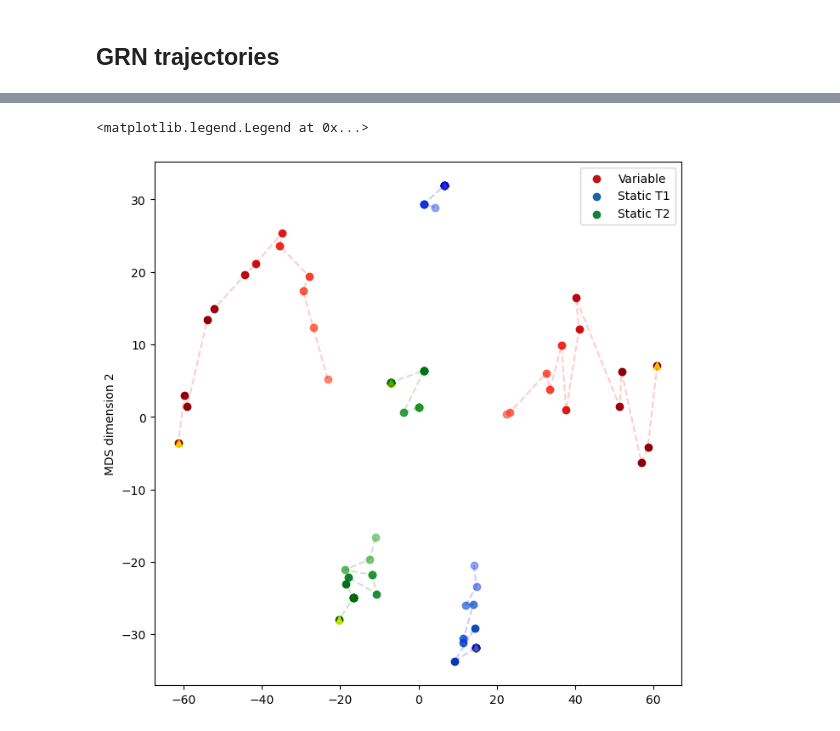
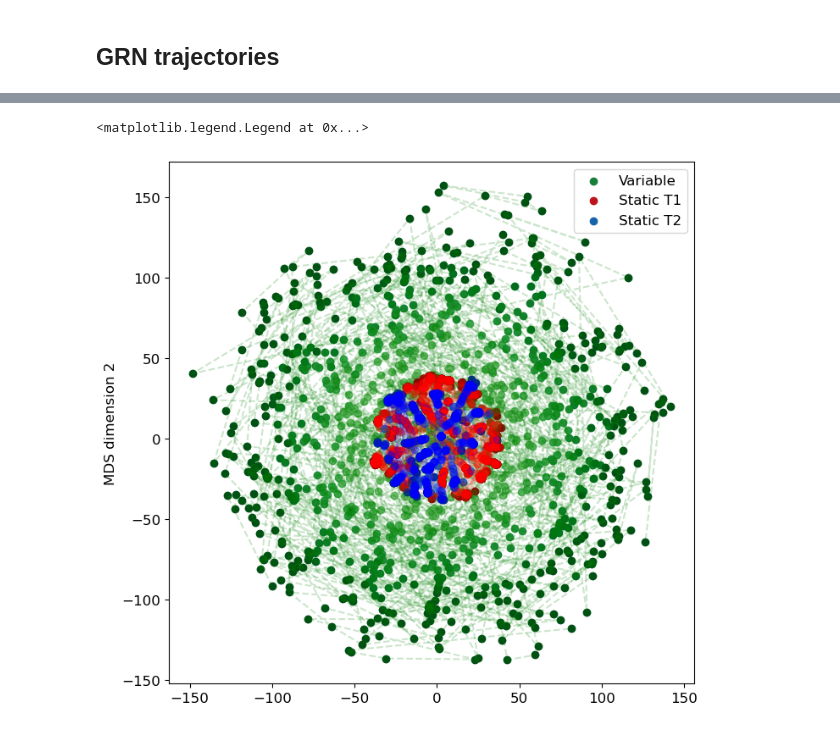
Before and after one commit to Cpetak/CA_GRN2, a Jupyter notebook: variable_grnweights.ipynb, the cells around one changed output, grey strips where cells are left out. Saved outputs shown, nothing was run; the diff lists cells and outputs as text; code cells hidden in the pictures.

```diff
--- a/variable_grnweights.ipynb
+++ b/variable_grnweights.ipynb
@@ -74,7 +74,7 @@ fig, axs = plt.subplots(6, 4, figsize=(6, 8), sharex=True, sharey=True)
 
 plt.rcParams.update({"font.size": 12})
 
-rep_id=0
+rep_id=8 #8 for 94, 2 for 102
 
 for i in range(6):#looping through seeds
     helper.imshow_ca(all_targs[i], ax=axs[i,0])
@@ -99,17 +99,17 @@ Text(0, 0.5, 'Unseen')
 # %%
-fig, axs = plt.subplots(ncols=5, nrows = 1, figsize=(12, 4))
+fig, axs = plt.subplots(ncols=15, nrows = 1, figsize=(12, 4))
 for i,g in enumerate(varied_genos):
     im = helper.imshow_ca(g, ax=axs[i])
     if i == len(varied_genos)-1:
         fig.colorbar(im, ax=axs[-1])
 
-fig, axs = plt.subplots(ncols=5, nrows = 1, figsize=(12, 4))
+fig, axs = plt.subplots(ncols=15, nrows = 1, figsize=(12, 4))
 for i,g in enumerate(env1_genos):
     im = helper.imshow_ca(g, ax=axs[i])
     if i == len(env1_genos)-1:
         fig.colorbar(im, ax=axs[-1])
 
-fig, axs = plt.subplots(ncols=5, nrows = 1, figsize=(12, 4))
+fig, axs = plt.subplots(ncols=15, nrows = 1, figsize=(12, 4))
 for i,g in enumerate(env2_genos):
     im = helper.imshow_ca(g, ax=axs[i])
     if i == len(env2_genos)-1:
@@ -136,24 +136,25 @@ plt.legend()
 # %%
 # Load all GRNs, not just last
 
-root="results_testing_saving/"
+root="~/scratch/detailed_save/"
 
 # Load GRN
 
 # Parameters
-rule = 30
+rule = 102
 grn_size = 22
 num_cells = 22
 dev_steps = 22
 geneid = 1 #which gene was used to get fitness
 seed_ints = ["69904-149796","69904","149796"]
-season_lens=[300,20_000,20_000]
+season_lens=[300,100_000,100_000]
+folders = ["variable","static","static"]
 rules = [f"{rule}-{rule}", rule, rule]
-num_repeats = 2
+num_repeats = 15
 
 all_grns = []
 for g in range(len(season_lens)):
-    grns=[np.loadtxt(os.path.expanduser(root+f"stats_{season_lens[g]}_{rules[g]}_{seed_ints[g]}_{i+1}_best_grn.txt")) for i in range(num_repeats)]
+    grns=[np.loadtxt(os.path.expanduser(root+f"{folders[g]}/stats_{season_lens[g]}_{rules[g]}_{seed_ints[g]}_{i+1}_best_grn.txt")) for i in range(num_repeats)]
     grns = np.array(grns)
     num_grns = int(grns.shape[1]/(grn_size+2)/grn_size)
     grns = grns.reshape(num_repeats,num_grns,grn_size+2,grn_size) #repeats, gens, weights1, weights2
@@ -296,33 +300,35 @@ x=np.arange(temp_space.shape[1])
+# %%
+y1,y2 = pickle.load(open("2d_30.p", "rb"))
 # %%
 fig, ax = plt.subplots(figsize=(8,8))
 
 s1=np.reshape(y1,(3,num_repeats,temp_space.shape[1]))
 s2=np.reshape(y2,(3,num_repeats,temp_space.shape[1]))
 
-cmaps=["Reds", "Blues", "Greens"]
-cs=["red","blue","green"]
+cmaps=["Greens", "Reds", "Blues"]
+cs=["green","red","blue"]
 labels=["Variable","Static T1", "Static T2", ]
 
 sel_runs=[] #3,5,12,13,14 not too much going around
 
 for i in range(3):
     for j in range(num_repeats):
         color_map = plt.get_cmap(cmaps[i])
         num_points = len(s2[i][j])
         for p in range(num_points):
             # Calculate color based on index
             color = color_map(p / (num_points - 1)+0.3)  # Normalize index to [0, 1]
             #print(color)
             # Plot the point with adjusted color
             if p == int(num_points/2) and j==0:
                 plt.scatter(s1[i][j][p], s2[i][j][p], color=color,label=labels[i])# edgecolor='black')
             else:
                 plt.scatter(s1[i][j][p], s2[i][j][p], color=color)# edgecolor='black')
-        plt.scatter(s1[i][j][-1], s2[i][j][-1], color="yellow", marker="^")
+        #plt.scatter(s1[i][j][-1], s2[i][j][-1], color="yellow", marker="^")
         plt.plot(s1[i][j],s2[i][j],c=cs[i], linestyle='--', marker='o',alpha=0.2,markeredgecolor=cs[i])
 plt.ylabel("MDS dimension 1")
 plt.ylabel("MDS dimension 2")
 plt.legend()
 # %% [output]
 <matplotlib.legend.Legend at 0x...>
-[figure, old version]
+[figure, new version]
```
Also changed, not shown: parts of 13 cells of this notebook, 7 other files.
